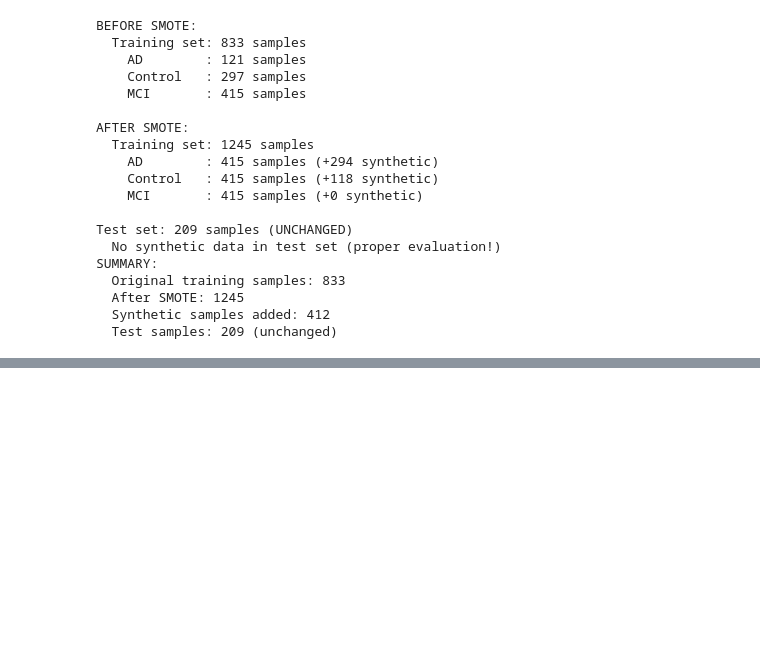
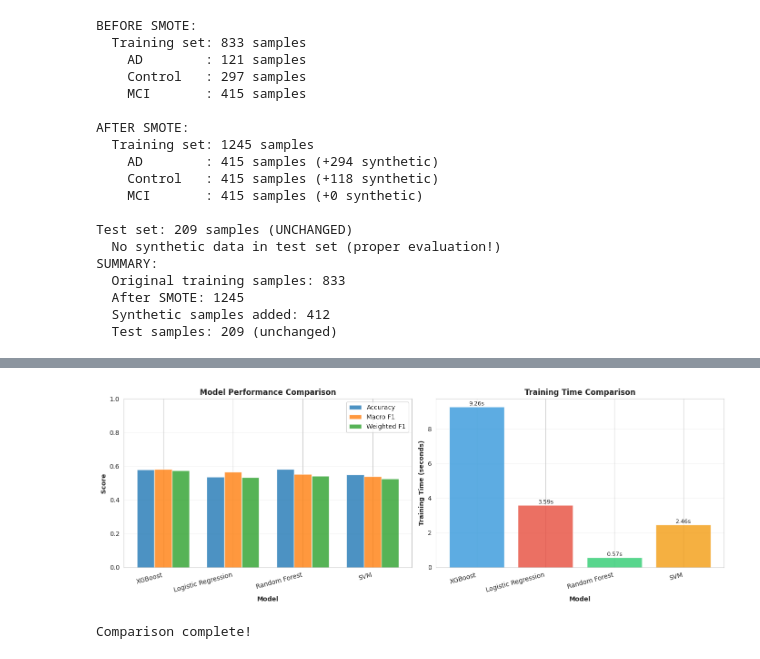
Before and after one commit to bkiritom8/ML-Course-Project, a Jupyter notebook: ML_Course_Project.ipynb, the cells around one changed output, grey strips where cells are left out. Drawn from its saved outputs; the diff is of its cells as text; code cells hidden in the pictures; blank space fills up the shorter version.

```diff
--- a/ML_Course_Project.ipynb
+++ b/ML_Course_Project.ipynb
@@ -207,0 +524,73 @@ SUMMARY:
+# %%
+# Compare baseline models (first 4)
+
+print("BASELINE MODELS COMPARISON (4 models trained)")
+
+# Create comparison dataframe
+comparison_data = []
+for model_name, results in baseline_results.items():
+    comparison_data.append({
+        'Model': model_name,
+        'Accuracy': results['accuracy'],
+        'Macro F1': results['macro_f1'],
+        'Weighted F1': results['weighted_f1'],
+        'Cohen Kappa': results['cohen_kappa'],
+        'MCC': results['mcc'],
+        'ROC-AUC': results['roc_auc'] if results['roc_auc'] else 0,
+        'Train Time (s)': results['train_time']
+    })
+
+comparison_df = pd.DataFrame(comparison_data)
+comparison_df = comparison_df.sort_values('Macro F1', ascending=False)
+
+print("\n RESULTS TABLE:")
+print(comparison_df.to_string(index=False))
+
+# Find best model so far
+best_model = comparison_df.iloc[0]['Model']
+best_f1 = comparison_df.iloc[0]['Macro F1']
+
+print(f"CURRENT BEST MODEL: {best_model}")
+print(f"   Macro F1: {best_f1:.4f}")
+
+# Visualize comparison
+fig, axes = plt.subplots(1, 2, figsize=(14, 5))
+
+# Plot 1: Accuracy and F1 scores
+ax = axes[0]
+x = np.arange(len(comparison_df))
+width = 0.25
+ax.bar(x - width, comparison_df['Accuracy'], width, label='Accuracy', alpha=0.8)
+ax.bar(x, comparison_df['Macro F1'], width, label='Macro F1', alpha=0.8)
+ax.bar(x + width, comparison_df['Weighted F1'], width, label='Weighted F1', alpha=0.8)
+ax.set_xlabel('Model', fontweight='bold')
+ax.set_ylabel('Score', fontweight='bold')
+ax.set_title('Model Performance Comparison', fontweight='bold')
+ax.set_xticks(x)
+ax.set_xticklabels(comparison_df['Model'], rotation=15, ha='right')
+ax.legend()
+ax.grid(axis='y', alpha=0.3)
+ax.set_ylim([0, 1])
+
+# Plot 2: Training time
+ax = axes[1]
+colors = ['#3498db', '#e74c3c', '#2ecc71', '#f39c12']
+bars = ax.bar(comparison_df['Model'], comparison_df['Train Time (s)'],
+              color=colors, alpha=0.8)
+ax.set_xlabel('Model', fontweight='bold')
+ax.set_ylabel('Training Time (seconds)', fontweight='bold')
+ax.set_title('Training Time Comparison', fontweight='bold')
+ax.set_xticklabels(comparison_df['Model'], rotation=15, ha='right')
+ax.grid(axis='y', alpha=0.3)
+
+# Add value labels on bars
+for bar in bars:
+    height = bar.get_height()
+    ax.text(bar.get_x() + bar.get_width()/2., height,
+           f'{height:.2f}s', ha='center', va='bottom', fontsize=9)
+
+plt.tight_layout()
+plt.show()
+
+print("\nComparison complete!")
+# %% [output]
@@ -207,0 +607,2 @@ SUMMARY:
+[figure, added]
+Comparison complete!
```
Also changed, not shown: parts of 13 cells of this notebook.
